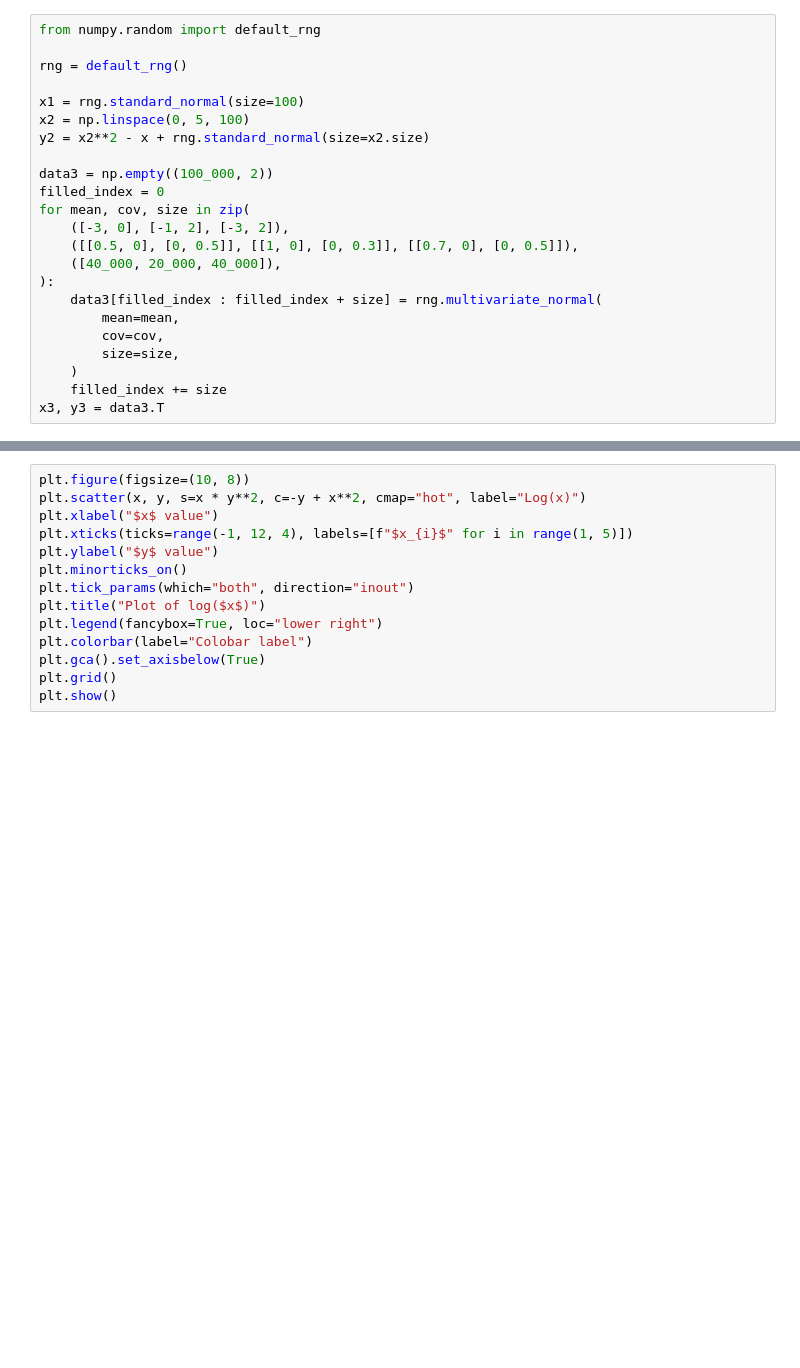
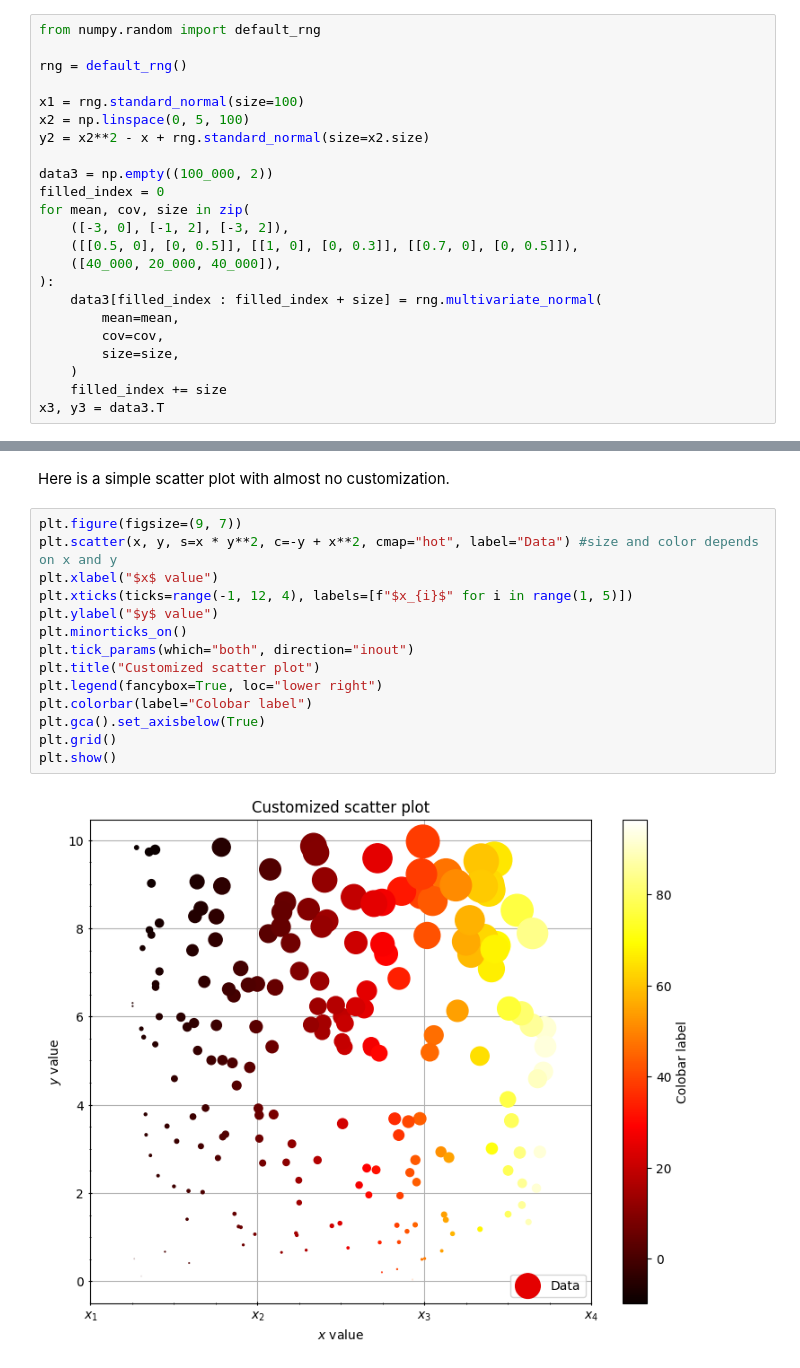
Before and after one commit to Lund-Observatory-Teaching/lundpython, a Jupyter notebook: 3-plotting/presentation.ipynb, the cells around one changed output, grey strips where cells are left out. Drawn from its saved outputs; the diff is of its cells as text; blank space fills up the shorter version.

```diff
--- a/3-plotting/presentation.ipynb
+++ b/3-plotting/presentation.ipynb
@@ -186,14 +197,18 @@ plt.show()
+# %% [markdown]
+Here is a simple scatter plot with almost no customization.
 # %%
-plt.figure(figsize=(10, 8))
-plt.scatter(x, y, s=x * y**2, c=-y + x**2, cmap="hot", label="Log(x)")
+plt.figure(figsize=(9, 7))
+plt.scatter(x, y, s=x * y**2, c=-y + x**2, cmap="hot", label="Data") #size and color depends on x and y
 plt.xlabel("$x$ value")
 plt.xticks(ticks=range(-1, 12, 4), labels=[f"$x_{i}$" for i in range(1, 5)])
 plt.ylabel("$y$ value")
 plt.minorticks_on()
 plt.tick_params(which="both", direction="inout")
-plt.title("Plot of log($x$)")
+plt.title("Customized scatter plot")
 plt.legend(fancybox=True, loc="lower right")
 plt.colorbar(label="Colobar label")
 plt.gca().set_axisbelow(True)
 plt.grid()
 plt.show()
+# %% [output]
+[figure, added]
```
Also changed, not shown: parts of 32 cells of this notebook.
